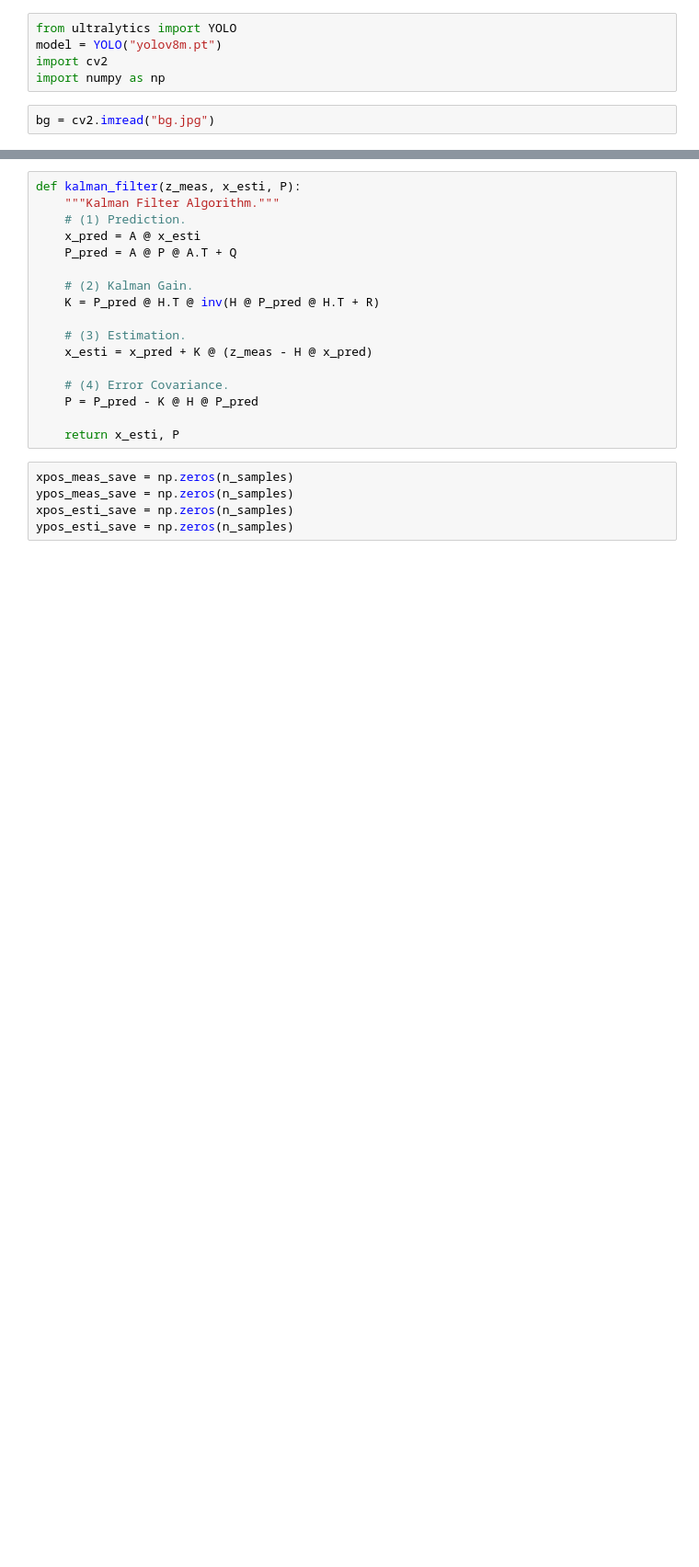
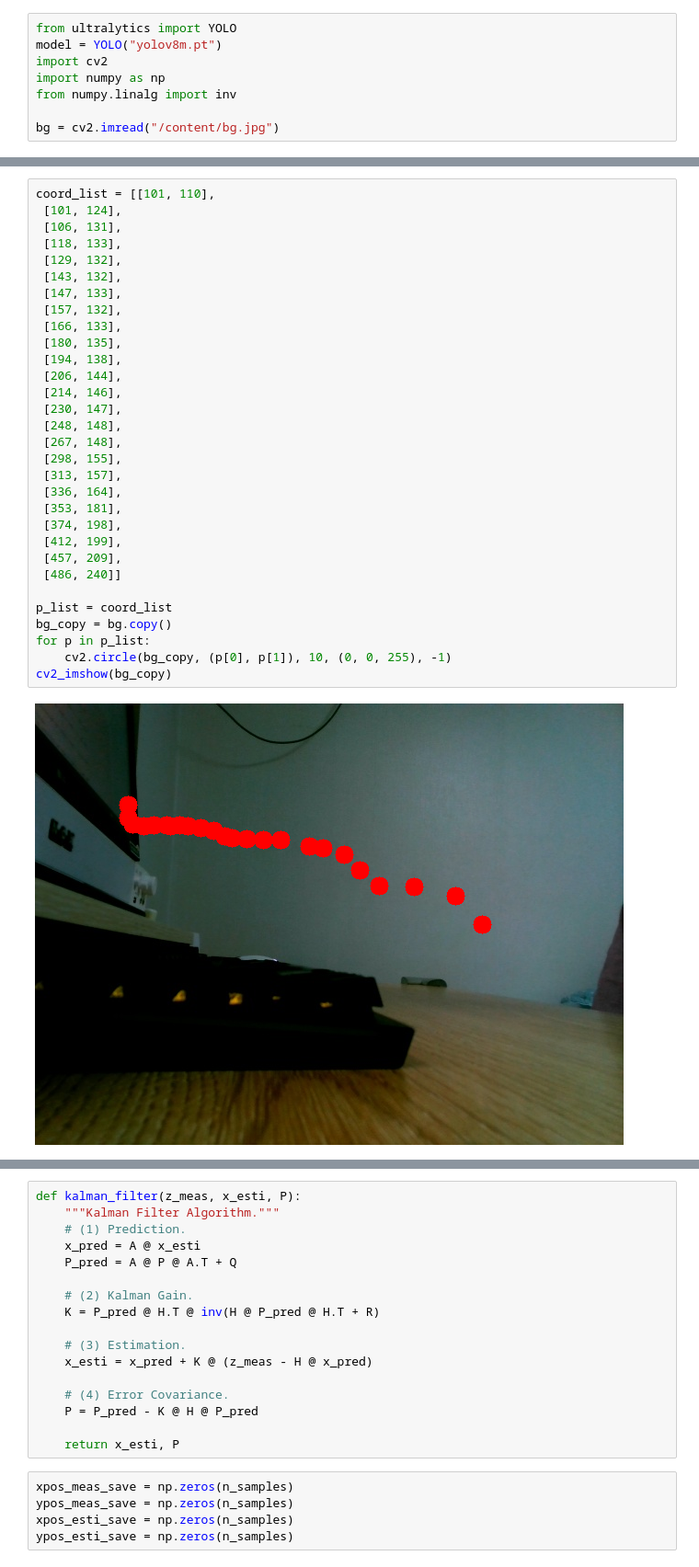
Before and after one commit to leejiwon1202/2023_Port_Safety_Management_System, a Jupyter notebook: AI/ObjectTracking/UsingKalmanFilter.ipynb, the cells around one changed output, grey strips where cells are left out. Shown: that part at 92% size. Saved outputs shown, nothing was run; the diff lists cells and outputs as text; blank space fills up the shorter version.

```diff
--- a/AI/ObjectTracking/UsingKalmanFilter.ipynb
+++ b/AI/ObjectTracking/UsingKalmanFilter.ipynb
@@ -57,5 +25,6 @@ from ultralytics import YOLO
 model = YOLO("yolov8m.pt")
 import cv2
 import numpy as np
+from numpy.linalg import inv
+
+bg = cv2.imread("/content/bg.jpg")
-# %%
-bg = cv2.imread("bg.jpg")
@@ -86 +33,34 @@ cv2.destroyAllWindows()
+# %%
+coord_list = [[101, 110],
+ [101, 124],
+ [106, 131],
+ [118, 133],
+ [129, 132],
+ [143, 132],
+ [147, 133],
+ [157, 132],
+ [166, 133],
+ [180, 135],
+ [194, 138],
+ [206, 144],
+ [214, 146],
+ [230, 147],
+ [248, 148],
+ [267, 148],
+ [298, 155],
+ [313, 157],
+ [336, 164],
+ [353, 181],
+ [374, 198],
+ [412, 199],
+ [457, 209],
+ [486, 240]]
+
+p_list = coord_list
+bg_copy = bg.copy()
+for p in p_list:
+    cv2.circle(bg_copy, (p[0], p[1]), 10, (0, 0, 255), -1)
+cv2_imshow(bg_copy)
+# %% [output]
+[figure, added]
 # %%
```
Also changed, not shown: parts of 20 cells of this notebook, 8 other files.
